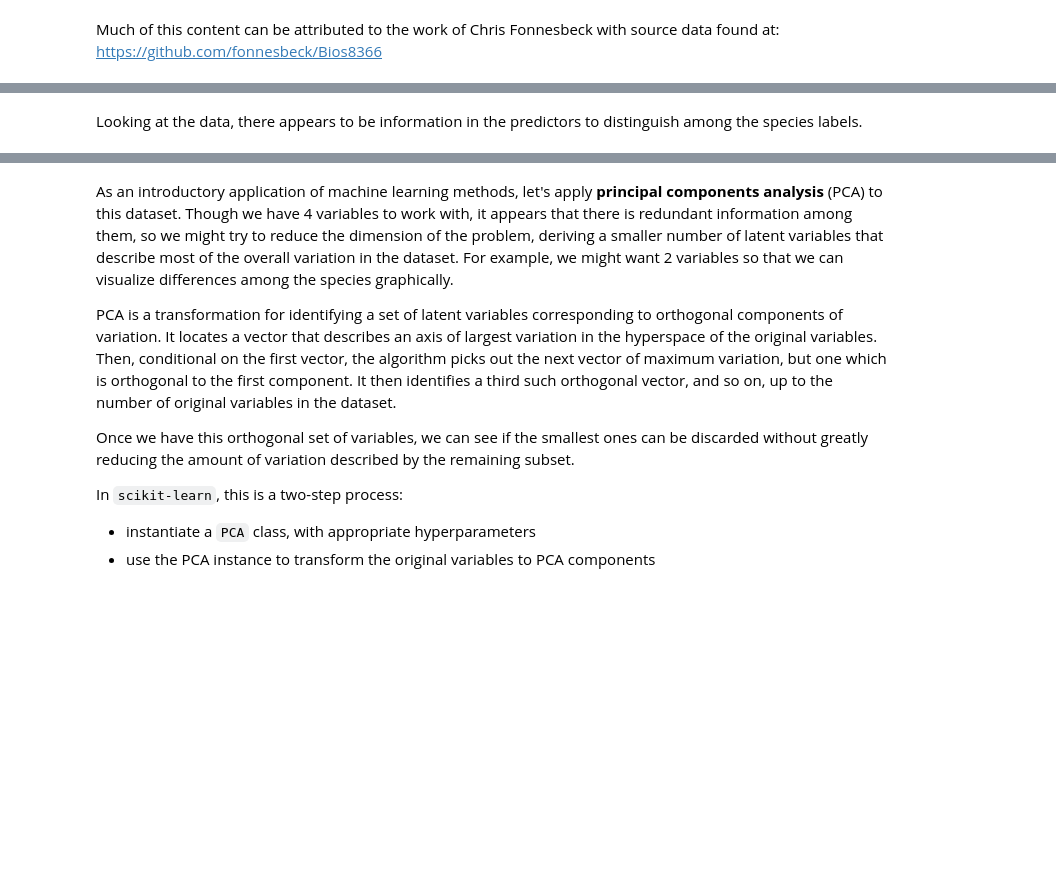
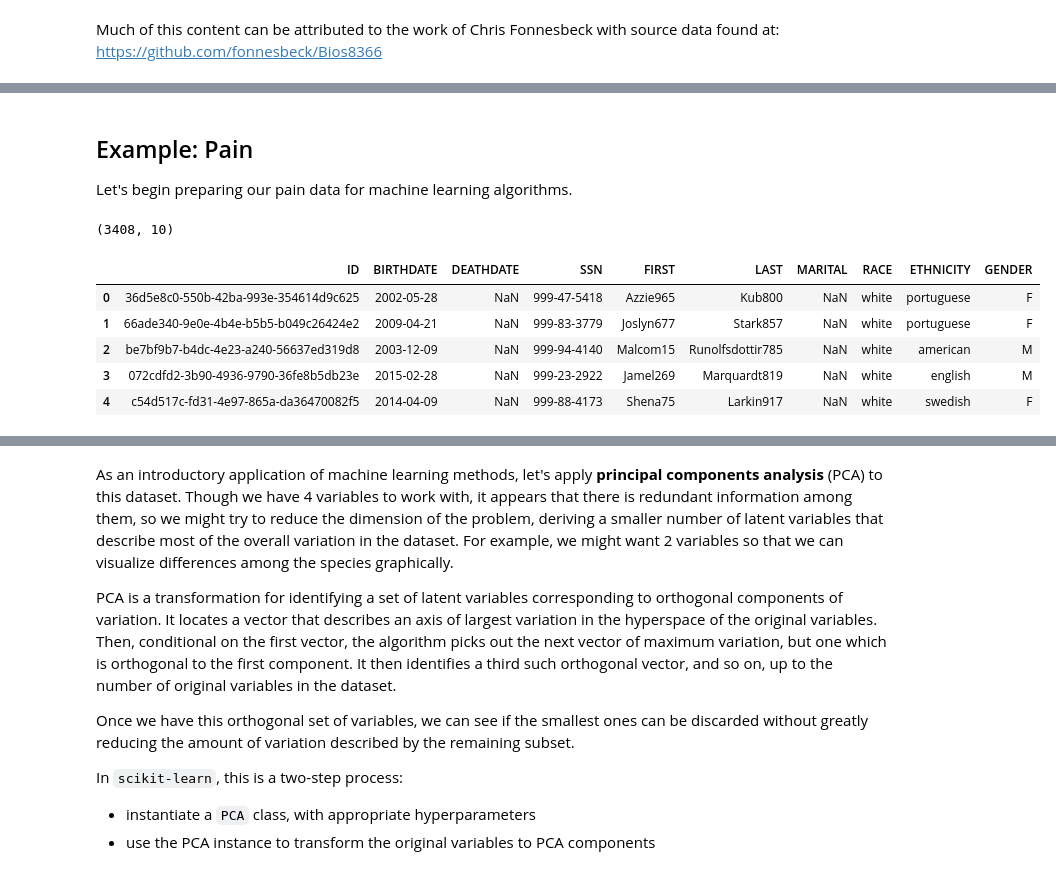
Before and after one commit to alvinjeffery/nursing_data_science, a Jupyter notebook: model_development.ipynb, the cells around one changed output, grey strips where cells are left out. Cells and saved outputs as stored; diff of their text form; code cells hidden in the pictures; blank space fills up the shorter version.

```diff
--- a/model_development.ipynb
+++ b/model_development.ipynb
@@ -80,2 +46,4 @@ iris_df = pd.DataFrame(iris.data, columns=iris.feature_names).assign(species=iri
-# %% [markdown]
-Looking at the data, there appears to be information in the predictors to distinguish among the species labels.
+# %% [markdown]
+## Example: Pain
+
+Let's begin preparing our pain data for machine learning algorithms.
@@ -81,0 +60,13 @@ Looking at the data, there appears to be information in the predictors to distin
+# %%
+# make sure data "look" right
+patients = patients.drop(columns=['DRIVERS', 'PASSPORT', 'PREFIX', 'SUFFIX', 'MAIDEN', 'BIRTHPLACE', 'ADDRESS'])
+print(patients.shape)
+patients.head()
+# %% [output]
+(3408, 10)
+|  | ID | BIRTHDATE | DEATHDATE | SSN | FIRST | LAST | MARITAL | RACE | ETHNICITY | GENDER |
+| 0 | 36d5e8c0-550b-42ba-993e-354614d9c625 | 2002-05-28 | NaN | 999-47-5418 | Azzie965 | Kub800 | NaN | white | portuguese | F |
+| 1 | 66ade340-9e0e-4b4e-b5b5-b049c26424e2 | 2009-04-21 | NaN | 999-83-3779 | Joslyn677 | Stark857 | NaN | white | portuguese | F |
+| 2 | be7bf9b7-b4dc-4e23-a240-56637ed319d8 | 2003-12-09 | NaN | 999-94-4140 | Malcom15 | Runolfsdottir785 | NaN | white | american | M |
+| 3 | 072cdfd2-3b90-4936-9790-36fe8b5db23e | 2015-02-28 | NaN | 999-23-2922 | Jamel269 | Marquardt819 | NaN | white | english | M |
+| 4 | c54d517c-fd31-4e97-865a-da36470082f5 | 2014-04-09 | NaN | 999-88-4173 | Shena75 | Larkin917 | NaN | white | swedish | F |
```
Also changed, not shown: parts of 28 cells of this notebook, 1 other file.
